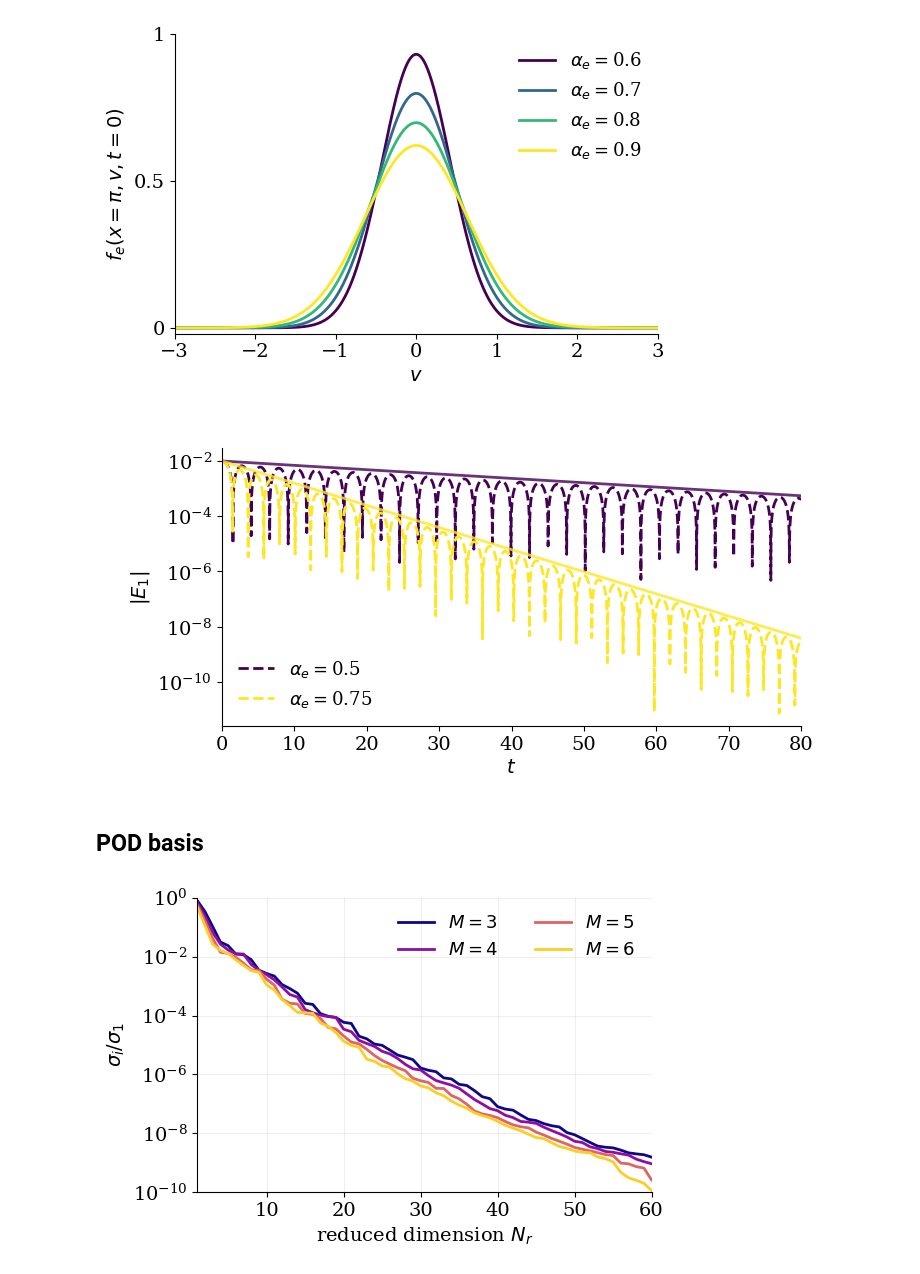
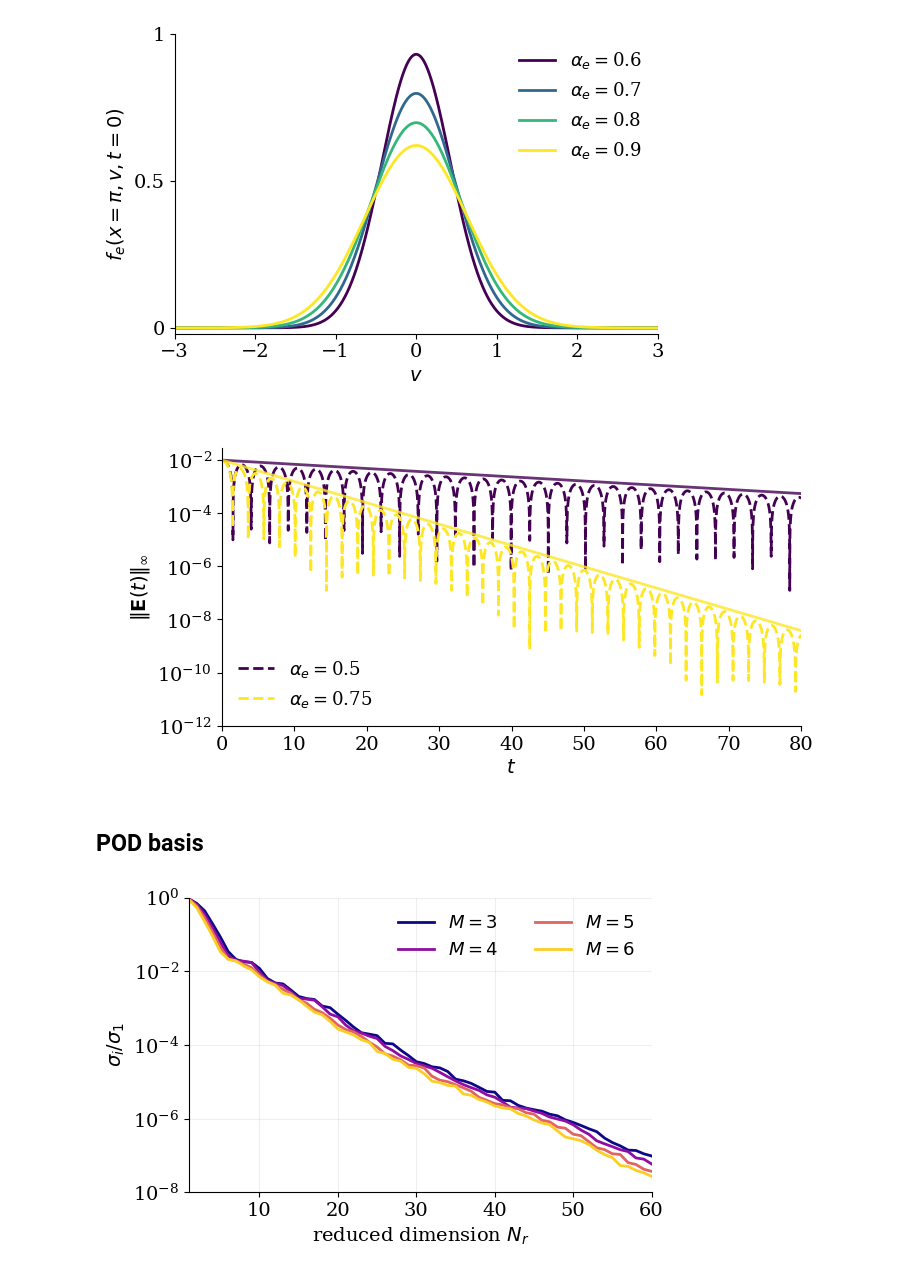
Before and after one commit to opaliss/HermiteFD-ROM, a Jupyter notebook: FOM/weak_landau_damping_FOM.ipynb, the cells around one changed output. Drawn from its saved outputs; the diff is of its cells as text; code cells hidden in the pictures.

```diff
--- a/FOM/weak_landau_damping_FOM.ipynb
+++ b/FOM/weak_landau_damping_FOM.ipynb
@@ -22,7 +22,7 @@ matplotlib.rc('ytick', labelsize=14)
 # weak Landau damping FOM
 # %%
 setup = SimulationSetupFOM(Nx=151,
-                           Nv=20,
+                           Nv=50,
                            epsilon=1e-2,
                            alpha_e=0.5,
                            alpha_i=np.sqrt(2 / 1836),
@@ -309,24 +310,24 @@ plt.savefig("../figs/FOM/weak_landau/weak_landau_initial_condition_cross_section
 # plot the electric field damping rate
 fig, ax = plt.subplots(figsize=(7.5, 4))
 for kk in range(0, len(alpha_test)):
-    ax.plot(setup.t_vec, np.max(E_test[kk, :], axis=0), "--", linewidth=2, color=colors_test[kk], label=r"$\alpha_{e}=$" + str(alpha_test[kk]))
+    ax.plot(np.linspace(0, 80, 8001), np.max(E_test[kk, :], axis=0), "--", linewidth=2, color=colors_test[kk], label=r"$\alpha_{e}=$" + str(alpha_test[kk]))
 
-ax.plot(setup.t_vec, 0.01*np.exp(-0.03626*sol_midpoint_t), linewidth=2, color=colors_test[0], alpha=0.8)
-ax.plot(setup.t_vec, 0.01*np.exp(-0.1848*sol_midpoint_t), linewidth=2, color=colors_test[1], alpha=0.8)
+ax.plot(np.linspace(0, 80, 8001), 0.01*np.exp(-0.03626*np.linspace(0, 80, 8001)), linewidth=2, color=colors_test[0], alpha=0.8)
+ax.plot(np.linspace(0, 80, 8001), 0.01*np.exp(-0.1848*np.linspace(0, 80, 8001)), linewidth=2, color=colors_test[1], alpha=0.8)
 
 ax.set_yscale("log")
 ax.spines['right'].set_visible(False)
 ax.spines['top'].set_visible(False)
-ax.set_ylabel("$|E_{1}|$")
+ax.set_ylabel("$\|\mathbf{E}(t)\|_{\infty}$")
 ax.set_xlabel("$t$")
-ax.set_yticks([1e-2, 1e-4, 1e-6, 1e-8, 1e-10])
-ax.set_xlim(0, setup.T)
+ax.set_yticks([1e-2, 1e-4, 1e-6, 1e-8, 1e-10, 1e-12])
+ax.set_xlim(0, 80)
 legend = ax.legend(ncols=1, fancybox=False, shadow=False, fontsize=13, loc='lower left')
 legend.get_frame().set_alpha(0)
 text = ax.text(-0.2,1.05, " ", transform=ax.transAxes)
 plt.tight_layout()
 # %% [output]
-[figure, old version]
+[figure, new version]
 # %% [markdown]
 ## POD basis
 # %%
@@ -350,35 +347,35 @@ np.save("../data/ROM/weak_landau/basis/singular_values_" + str(M) + ".npy", S)
 # %%
-S_3 = np.load("../data/ROM/weak_landau/basis/singular_values_3.npy")
-S_4 = np.load("../data/ROM/weak_landau/basis/singular_values_4.npy")
-S_5 = np.load("../data/ROM/weak_landau/basis/singular_values_5.npy")
-S_6 = np.load("../data/ROM/weak_landau/basis/singular_values_6.npy")
-S_7 = np.load("../data/ROM/weak_landau/basis/singular_values_7.npy")
-S_8 = np.load("../data/ROM/weak_landau/basis/singular_values_8.npy")
+S_3 = np.load("../data/ROM/weak_landau/basis_" + str(setup.Nv) + "/singular_values_3.npy")
+S_4 = np.load("../data/ROM/weak_landau/basis_" + str(setup.Nv) + "/singular_values_4.npy")
+S_5 = np.load("../data/ROM/weak_landau/basis_" + str(setup.Nv) + "/singular_values_5.npy")
+S_6 = np.load("../data/ROM/weak_landau/basis_" + str(setup.Nv) + "/singular_values_6.npy")
+S_7 = np.load("../data/ROM/weak_landau/basis_" + str(setup.Nv) + "/singular_values_7.npy")
+S_8 = np.load("../data/ROM/weak_landau/basis_" + str(setup.Nv) + "/singular_values_8.npy")
 # %%
 # plot the electric field damping rate
 fig, ax = plt.subplots(figsize=(6, 4))
 
 colors = plt.cm.plasma(np.linspace(0,0.9,4))
 
 ax.plot(np.arange(len(S_3)), (np.abs(S_3)/np.max(S_3[0])), color=colors[0],linewidth=2, label=r"$M=3$")
 ax.plot(np.arange(len(S_4)), (np.abs(S_4)/np.max(S_4[0])), color=colors[1], linewidth=2, label=r"$M=4$")
 ax.plot(np.arange(len(S_5)), (np.abs(S_5)/np.max(S_5[0])), color=colors[2], linewidth=2, label=r"$M=5$")
 ax.plot(np.arange(len(S_6)), (np.abs(S_6)/np.max(S_6[0])), color=colors[3], linewidth=2, label=r"$M=6$")
 #ax.plot(np.arange(len(S_7)), (np.abs(S_7)/np.max(S_7[0])), color=colors[4], linewidth=2, label=r"$M=7$")
 #ax.plot(np.arange(len(S_8)), (np.abs(S_8)/np.max(S_8[0])), color=colors[5], linewidth=2, label=r"$M=8$")
 
 ax.spines['right'].set_visible(False)
 ax.spines['top'].set_visible(False)
 ax.set_ylabel("$\sigma_{i}/\sigma_{1}$")
 ax.set_xlabel(r"reduced dimension $N_{r}$")
 ax.set_yscale("log")
-ax.set_ylim(10**-10, 1)
+ax.set_ylim(10**-8, 1)
 ax.set_xlim(1, 60)
 plt.grid(alpha=0.2)
 legend = ax.legend(ncols=2, fancybox=False, shadow=False, fontsize=13, loc='upper right')
 legend.get_frame().set_alpha(0)
 plt.tight_layout()
 plt.savefig("../figs/ROM/weak_landau/singular_value_decay_weak_landau.png", dpi=300, bbox_inches='tight', pad_inches=0.0)
 # %% [output]
-[figure, old version]
+[figure, new version]
 # %%
```
Also changed, not shown: parts of 19 cells of this notebook, 10 other files.
